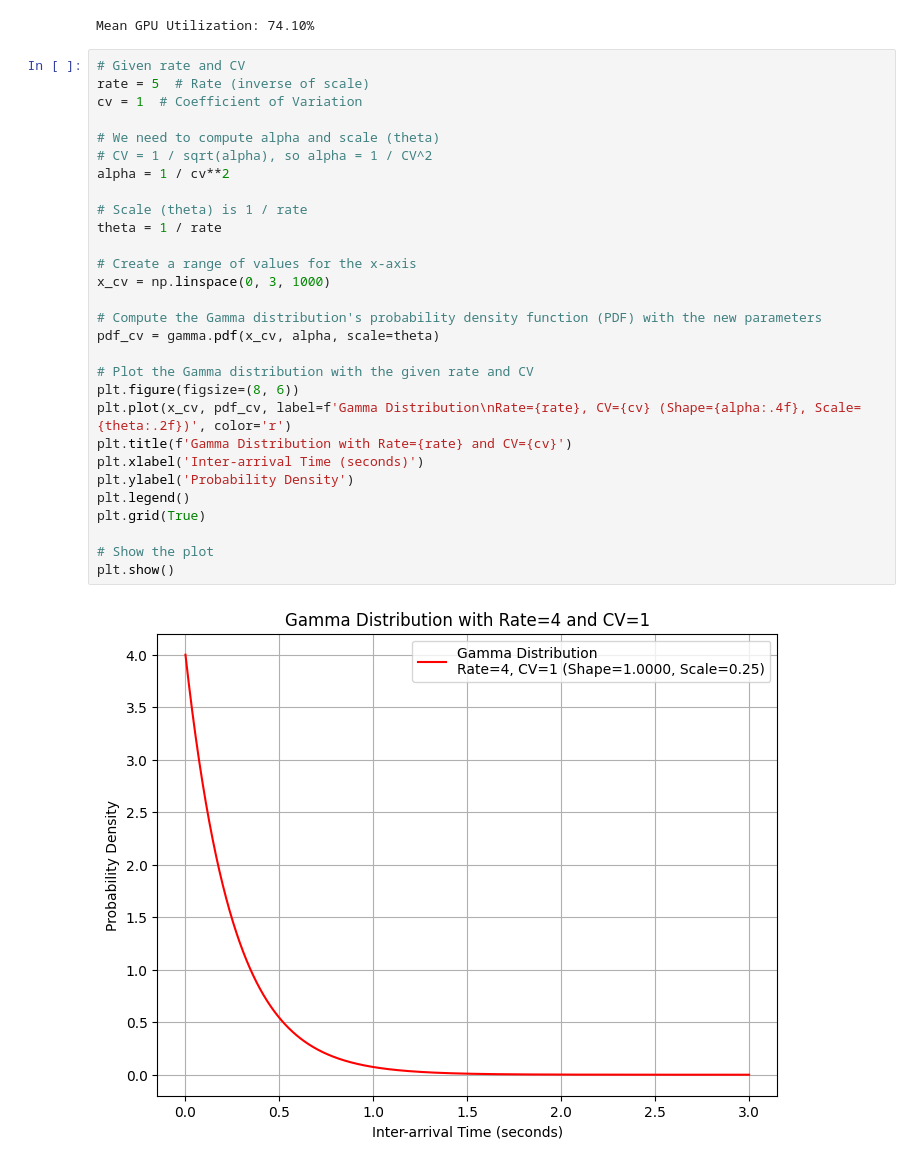
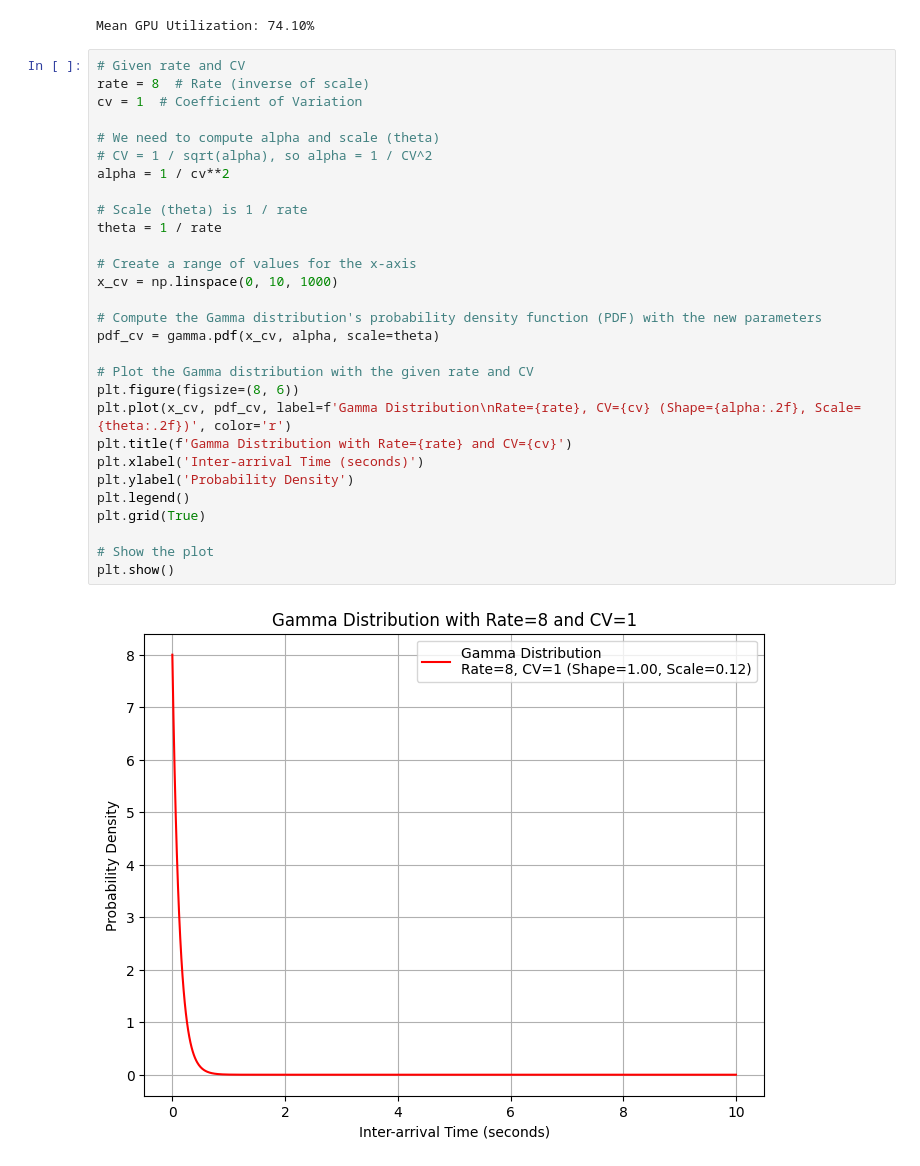
Before and after one commit to Antonio-MI/sincere, a Jupyter notebook: process_results.ipynb, the cells around one changed output. Drawn from its saved outputs; the diff is of its cells as text.

```diff
--- a/process_results.ipynb
+++ b/process_results.ipynb
@@ -84,32 +84,32 @@ print(f"Mean GPU Utilization: {mean_utilization:.2f}%")
 Mean GPU Utilization: 74.10%
 # %%
 # Given rate and CV
-rate = 5  # Rate (inverse of scale)
+rate = 8  # Rate (inverse of scale)
 cv = 1  # Coefficient of Variation
 
 # We need to compute alpha and scale (theta)
 # CV = 1 / sqrt(alpha), so alpha = 1 / CV^2
 alpha = 1 / cv**2
 
 # Scale (theta) is 1 / rate
 theta = 1 / rate
 
 # Create a range of values for the x-axis
-x_cv = np.linspace(0, 3, 1000)
+x_cv = np.linspace(0, 10, 1000)
 
 # Compute the Gamma distribution's probability density function (PDF) with the new parameters
 pdf_cv = gamma.pdf(x_cv, alpha, scale=theta)
 
 # Plot the Gamma distribution with the given rate and CV
 plt.figure(figsize=(8, 6))
-plt.plot(x_cv, pdf_cv, label=f'Gamma Distribution\nRate={rate}, CV={cv} (Shape={alpha:.4f}, Scale={theta:.2f})', color='r')
+plt.plot(x_cv, pdf_cv, label=f'Gamma Distribution\nRate={rate}, CV={cv} (Shape={alpha:.2f}, Scale={theta:.2f})', color='r')
 plt.title(f'Gamma Distribution with Rate={rate} and CV={cv}')
 plt.xlabel('Inter-arrival Time (seconds)')
 plt.ylabel('Probability Density')
 plt.legend()
 plt.grid(True)
 
 # Show the plot
 plt.show()
 # %% [output]
-[figure, old version]
+[figure, new version]
```
Also changed, not shown: 4 other files.
